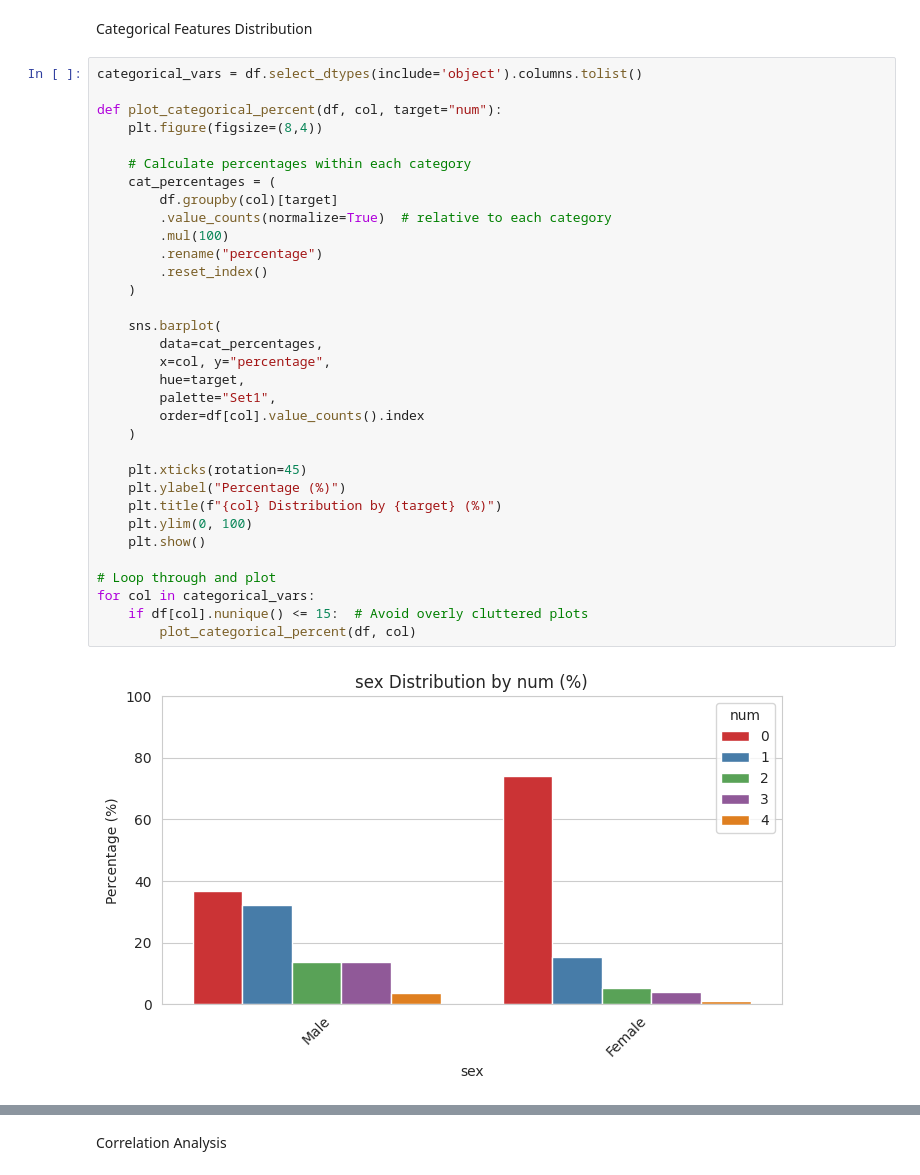
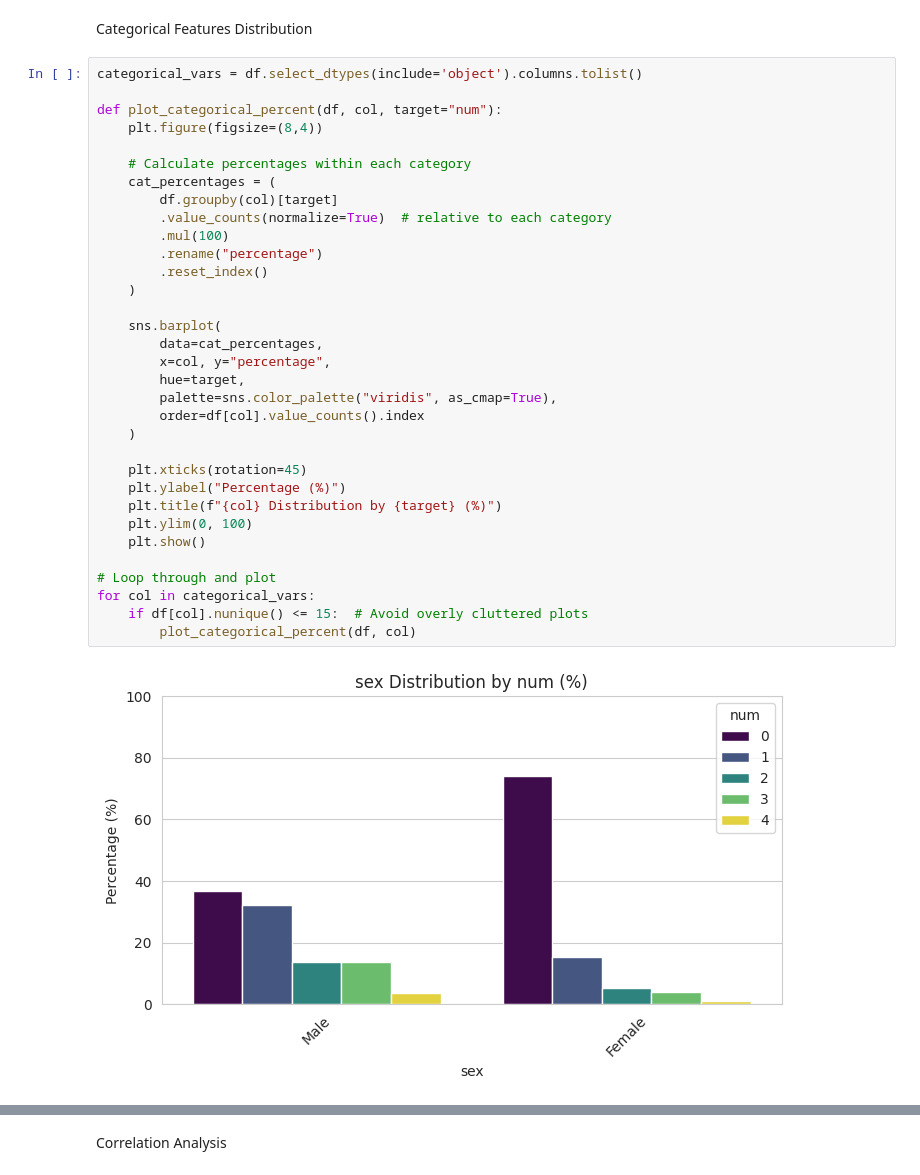
Before and after one commit to aaronalonsotorrens/Heart_disease_risk_predictor, a Jupyter notebook: jupyter_notebooks/Notebook 2: EDA.ipynb, the cells around one changed output, grey strips where cells are left out. Saved outputs shown, nothing was run; the diff lists cells and outputs as text.

```diff
--- a/jupyter_notebooks/Notebook 2: EDA.ipynb
+++ b/jupyter_notebooks/Notebook 2: EDA.ipynb
@@ -147,32 +222,32 @@ categorical_vars = df.select_dtypes(include='object').columns.tolist()
 def plot_categorical_percent(df, col, target="num"):
     plt.figure(figsize=(8,4))
 
     # Calculate percentages within each category
     cat_percentages = (
         df.groupby(col)[target]
         .value_counts(normalize=True)  # relative to each category
         .mul(100)
         .rename("percentage")
         .reset_index()
     )
 
     sns.barplot(
         data=cat_percentages,
         x=col, y="percentage",
         hue=target,
-        palette="Set1",
+        palette=sns.color_palette("viridis", as_cmap=True),
         order=df[col].value_counts().index
     )
 
     plt.xticks(rotation=45)
     plt.ylabel("Percentage (%)")
     plt.title(f"{col} Distribution by {target} (%)")
     plt.ylim(0, 100)
     plt.show()
 
 # Loop through and plot
 for col in categorical_vars:
     if df[col].nunique() <= 15:  # Avoid overly cluttered plots
         plot_categorical_percent(df, col)
 # %% [output]
-[figure, old version]
+[figure, new version]
```
Also changed, not shown: parts of 10 cells of this notebook, 20 other files.
